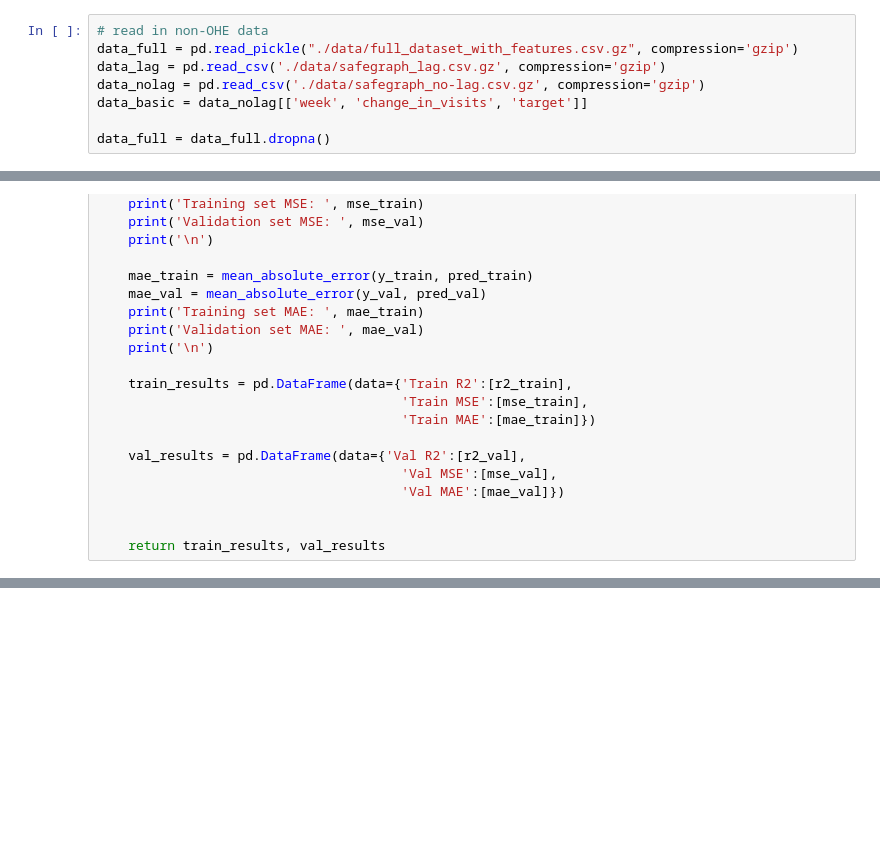
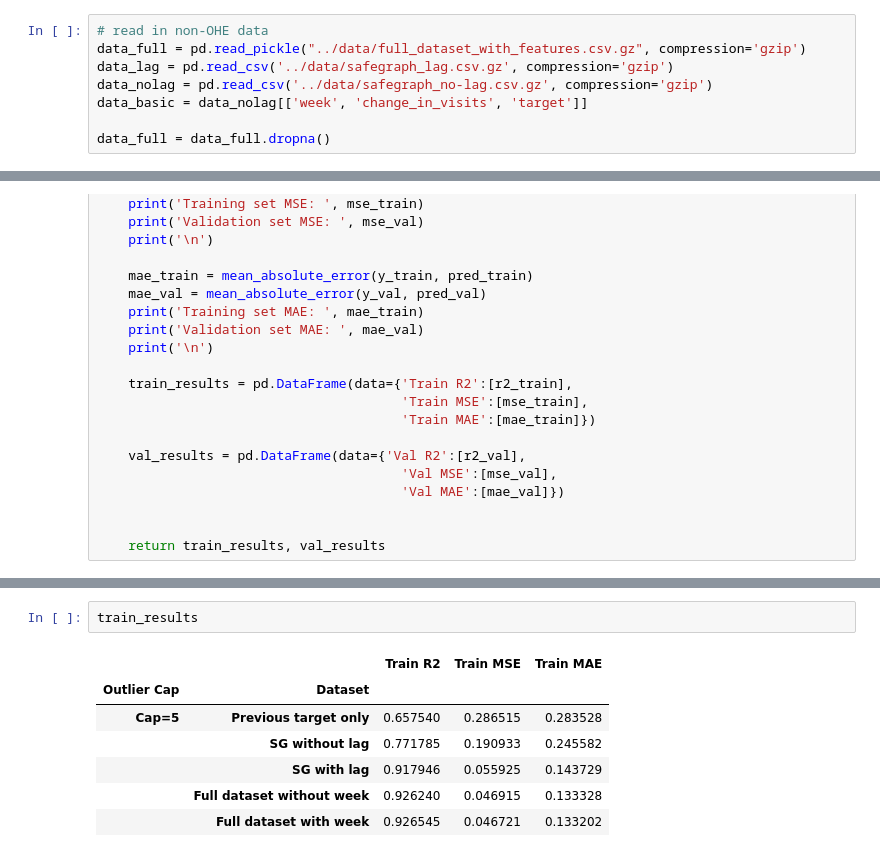
Before and after one commit to akrhea/covid-foot-traffic, a Jupyter notebook: final_model_testing.ipynb, the cells around one changed output, grey strips where cells are left out. Cells and saved outputs as stored; diff of their text form; blank space fills up the shorter version.

```diff
--- a/final_model_testing.ipynb
+++ b/final_model_testing.ipynb
@@ -12,8 +7,8 @@ Likely causes:
 # %%
 # read in non-OHE data
-data_full = pd.read_pickle("./data/full_dataset_with_features.csv.gz", compression='gzip')
-data_lag = pd.read_csv('./data/safegraph_lag.csv.gz', compression='gzip')
-data_nolag = pd.read_csv('./data/safegraph_no-lag.csv.gz', compression='gzip')
+data_full = pd.read_pickle("../data/full_dataset_with_features.csv.gz", compression='gzip')
+data_lag = pd.read_csv('../data/safegraph_lag.csv.gz', compression='gzip')
+data_nolag = pd.read_csv('../data/safegraph_no-lag.csv.gz', compression='gzip')
 data_basic = data_nolag[['week', 'change_in_visits', 'target']]
 
 data_full = data_full.dropna()
@@ -181,0 +252,10 @@ for cap in caps:
+# %%
+train_results
+# %% [output]
+|  |  | Train R2 | Train MSE | Train MAE |
+| Outlier Cap | Dataset |  |  |  |
+| Cap=5 | Previous target only | 0.657540 | 0.286515 | 0.283528 |
+|  | SG without lag | 0.771785 | 0.190933 | 0.245582 |
+|  | SG with lag | 0.917946 | 0.055925 | 0.143729 |
+|  | Full dataset without week | 0.926240 | 0.046915 | 0.133328 |
+|  | Full dataset with week | 0.926545 | 0.046721 | 0.133202 |
```
Also changed, not shown: parts of 3 cells of this notebook, 1 other file.
